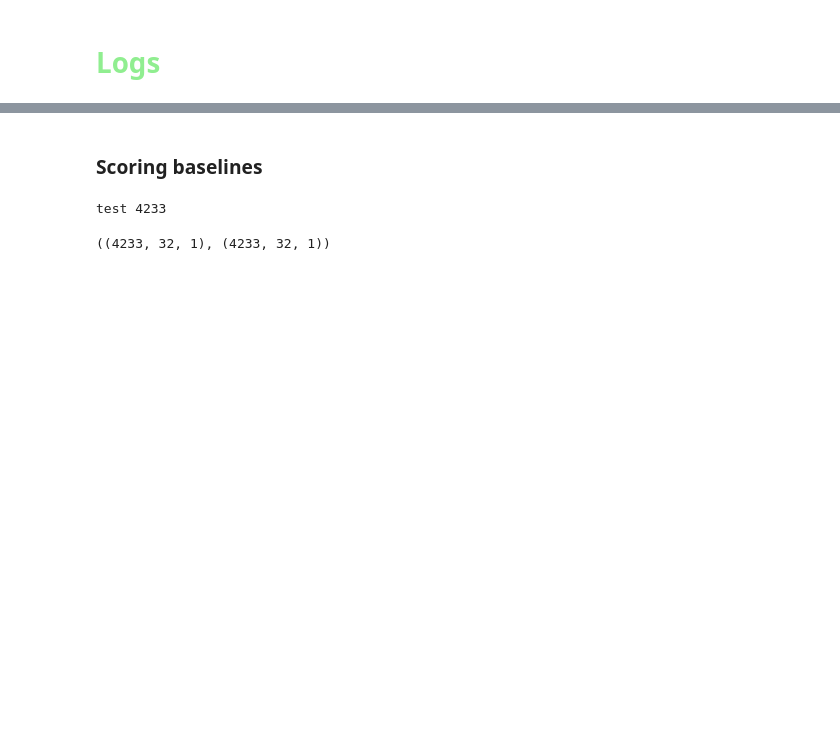
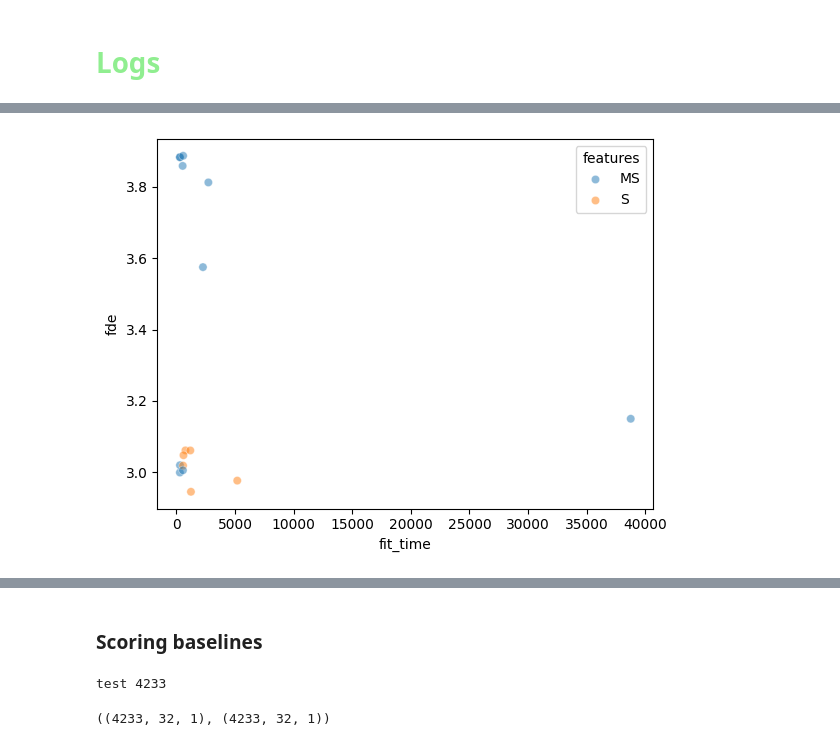
Before and after one commit to arnaud-odet/Time-Series-Library, a Jupyter notebook: results.ipynb, the cells around one changed output, grey strips where cells are left out. Drawn from its saved outputs; the diff is of its cells as text; code cells hidden in the pictures; blank space fills up the shorter version.

Commit message:
adding calmip scripts

```diff
--- a/results.ipynb
+++ b/results.ipynb
@@ -10,0 +13,5 @@ import seaborn as sns
+# %%
+cp_logs_df = pd.read_csv('./logs/calmip_logs.csv', index_col = 0)
+cp_logs_df['fit_time'] = cp_logs_df['fit_time'].astype(int)
+cp_logs_df[['model','features','input_features','seq_len', 'pred_len','lstm_layers','e_layers','d_model', 'd_layers', 'd_ff',
+       'dropout', 'learning_rate', 'train_epochs', 'epoch','fde','rmse','nb_params', 'fit_time']].sort_values('fde')
@@ -10,0 +36,6 @@ import seaborn as sns
+# %%
+sns.scatterplot( data = cp_logs_df,
+                x = 'fit_time', y='fde', alpha = 0.5,
+                hue= 'features');
+# %% [output]
+[figure, added]
```
Also changed, not shown: parts of 7 cells of this notebook, 29 other files.
